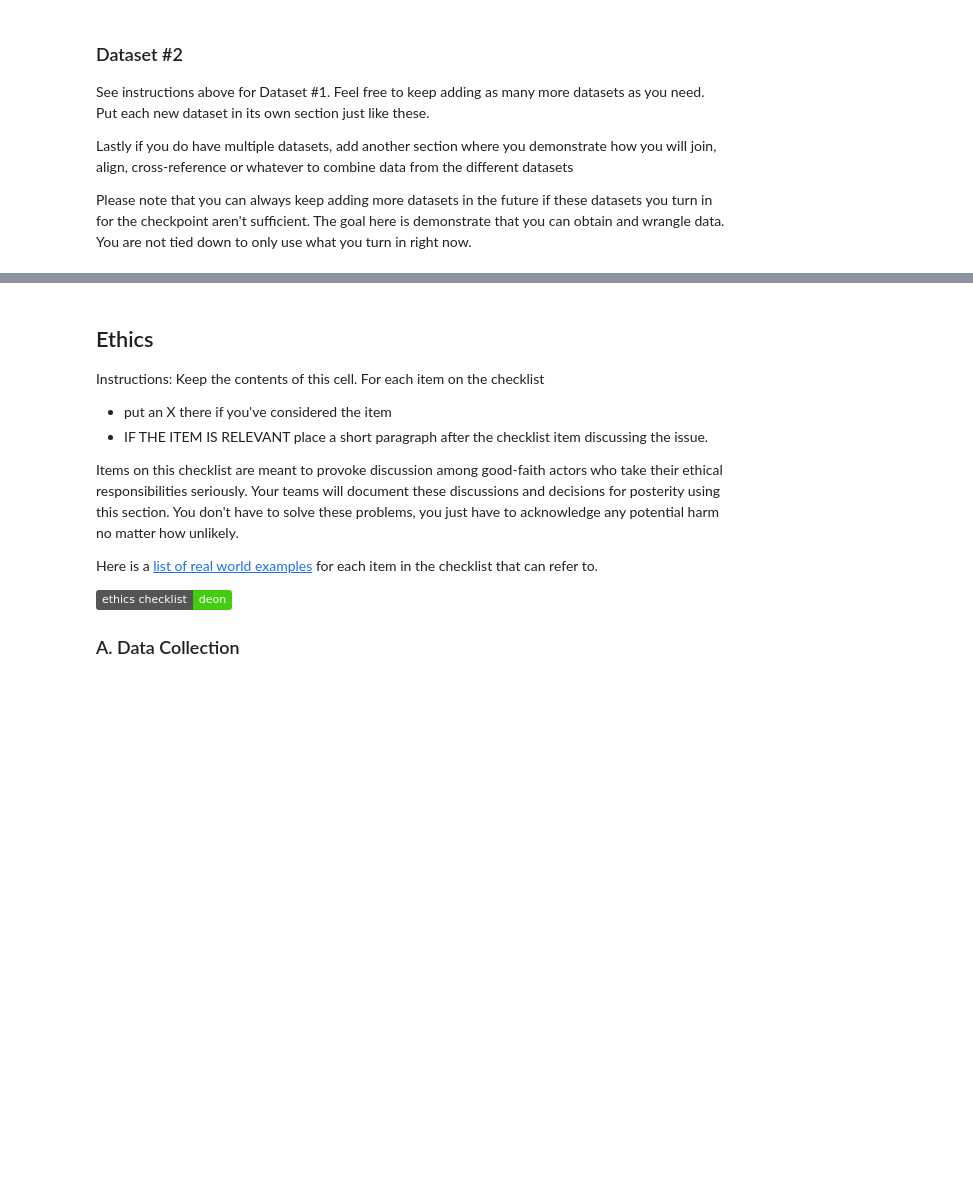
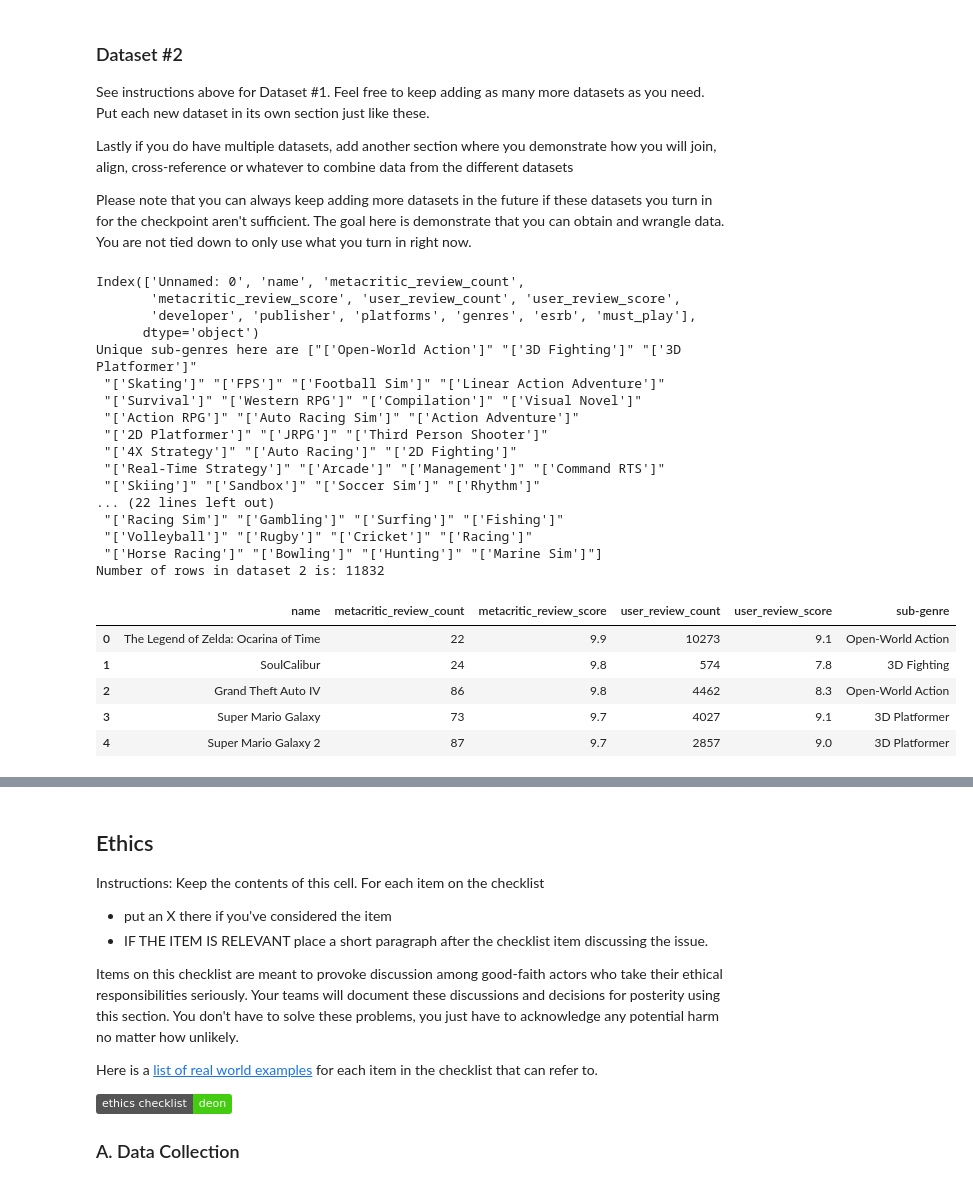
Before and after one commit to Megssss/Group-SP26-099, a Jupyter notebook: 01-DataCheckpoint.ipynb, the cells around one changed output, grey strips where cells are left out. Cells and saved outputs as stored; diff of their text form; code cells hidden in the pictures; badges without logos; blank space fills up the shorter version.

```diff
--- a/01-DataCheckpoint.ipynb
+++ b/01-DataCheckpoint.ipynb
@@ -198,0 +223,51 @@ Please note that you can always keep adding more datasets in the future if these
+# %%
+# Read in the csv to a dataframe
+critic_user_scores_raw = pd.read_csv('data/00-raw/metacritic_user_critic_scores_2024.csv')
+print(critic_user_scores_raw.columns)
+
+# Get only necessary columns
+critic_user_scores = critic_user_scores_raw[['name','metacritic_review_count','metacritic_review_score','user_review_count','user_review_score','genres']].copy()
+critic_user_scores = critic_user_scores.dropna() # drop rows with null values
+print("Unique sub-genres here are", critic_user_scores['genres'].unique())
+
+# Make the metacritic_review_score out of 10 instead of 100
+critic_user_scores['metacritic_review_score'] = (pd.to_numeric(critic_user_scores['metacritic_review_score'], errors='coerce') / 10)
+
+# Remove "Based on xxx Critic/User Ratings" string and just get the numbers as integers
+def extract_review_count(i):
+    cleaned = ''.join(char for char in str(i) if char.isdigit() or char == ',')
+    return int(cleaned.replace(',', '')) if cleaned else 0
+critic_user_scores['metacritic_review_count'] = critic_user_scores['metacritic_review_count'].apply(extract_review_count)
+critic_user_scores['user_review_count'] = critic_user_scores['user_review_count'].apply(extract_review_count)
+
+# Remove the ['xxx'] part of the string
+critic_user_scores['genres'] = critic_user_scores['genres'].astype(str).str.strip("[]").str.replace("'", "", regex=False)
+critic_user_scores = critic_user_scores.rename(columns={'genres': 'sub-genre'})
+
+# Preview Dataset 2
+print("Number of rows in dataset 2 is:", critic_user_scores.shape[0])
+critic_user_scores.head()
+# %% [output]
+Index(['Unnamed: 0', 'name', 'metacritic_review_count',
+       'metacritic_review_score', 'user_review_count', 'user_review_score',
+       'developer', 'publisher', 'platforms', 'genres', 'esrb', 'must_play'],
+      dtype='object')
+Unique sub-genres here are ["['Open-World Action']" "['3D Fighting']" "['3D Platformer']"
+ "['Skating']" "['FPS']" "['Football Sim']" "['Linear Action Adventure']"
+ "['Survival']" "['Western RPG']" "['Compilation']" "['Visual Novel']"
+ "['Action RPG']" "['Auto Racing Sim']" "['Action Adventure']"
+ "['2D Platformer']" "['JRPG']" "['Third Person Shooter']"
+ "['4X Strategy']" "['Auto Racing']" "['2D Fighting']"
+ "['Real-Time Strategy']" "['Arcade']" "['Management']" "['Command RTS']"
+ "['Skiing']" "['Sandbox']" "['Soccer Sim']" "['Rhythm']"
+... (22 lines left out)
+ "['Racing Sim']" "['Gambling']" "['Surfing']" "['Fishing']"
+ "['Volleyball']" "['Rugby']" "['Cricket']" "['Racing']"
+ "['Horse Racing']" "['Bowling']" "['Hunting']" "['Marine Sim']"]
+Number of rows in dataset 2 is: 11832
+|  | name | metacritic_review_count | metacritic_review_score | user_review_count | user_review_score | sub-genre |
+| 0 | The Legend of Zelda: Ocarina of Time | 22 | 9.9 | 10273 | 9.1 | Open-World Action |
+| 1 | SoulCalibur | 24 | 9.8 | 574 | 7.8 | 3D Fighting |
+| 2 | Grand Theft Auto IV | 86 | 9.8 | 4462 | 8.3 | Open-World Action |
+| 3 | Super Mario Galaxy | 73 | 9.7 | 4027 | 9.1 | 3D Platformer |
+| 4 | Super Mario Galaxy 2 | 87 | 9.7 | 2857 | 9.0 | 3D Platformer |
```
Also changed, not shown: parts of 12 cells of this notebook.
